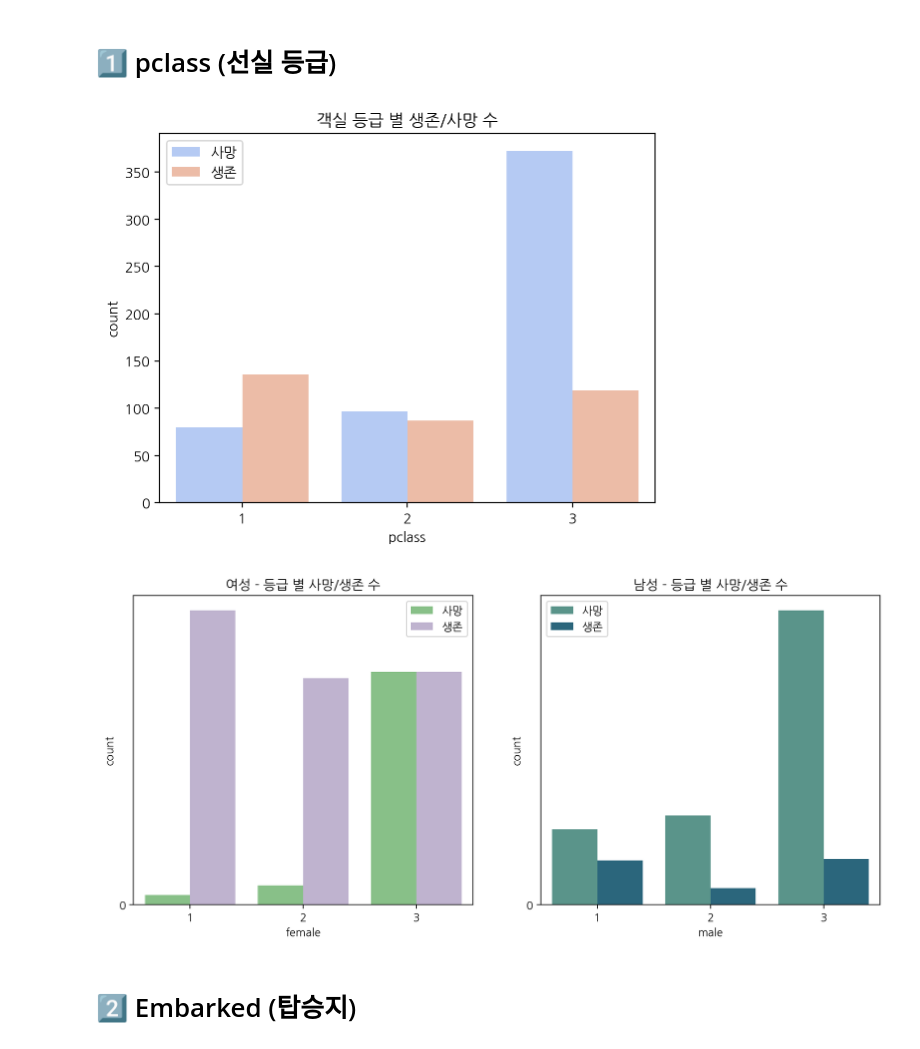
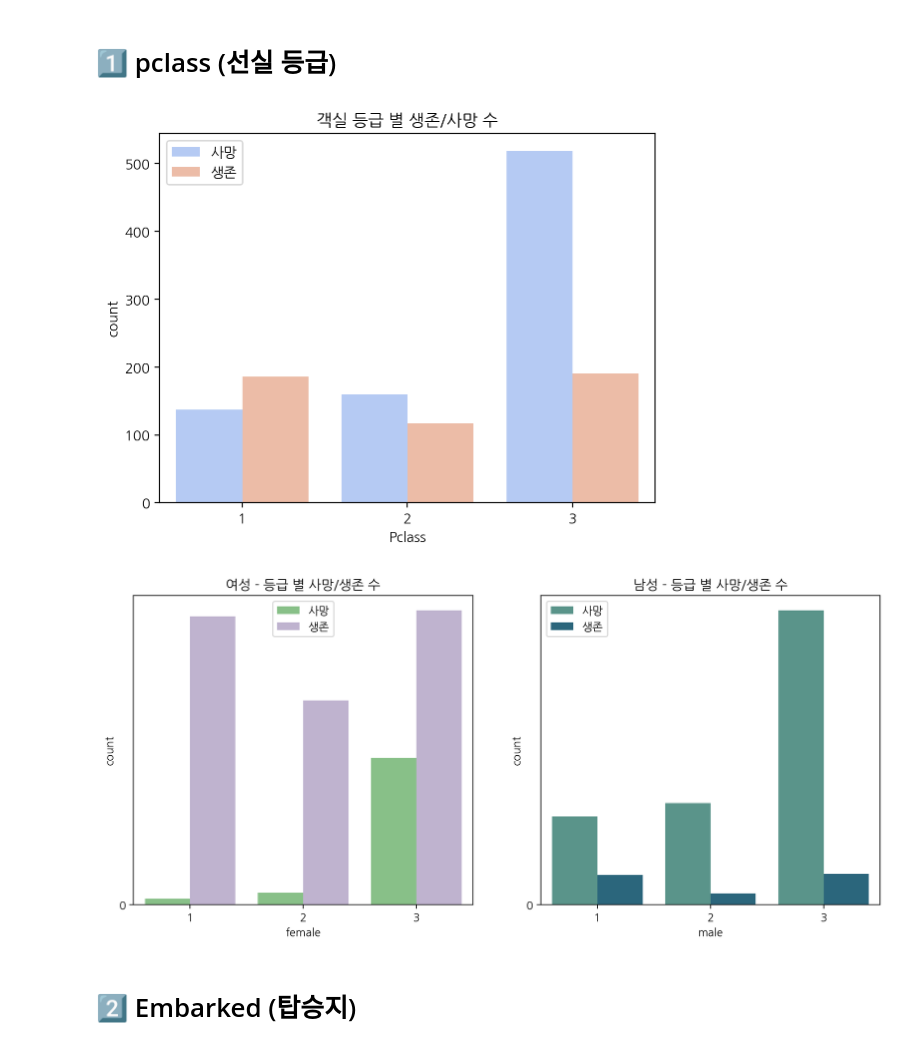
Before and after one commit to carvestar/25-BDA-TeamDP, a Jupyter notebook: 25_BDA_Titanic_B_TeamDP.ipynb, the cells around one changed output. Saved outputs shown, nothing was run; the diff lists cells and outputs as text; code cells hidden in the pictures.

```diff
--- a/25_BDA_Titanic_B_TeamDP.ipynb
+++ b/25_BDA_Titanic_B_TeamDP.ipynb
@@ -34,6 +34,7 @@ import koreanize_matplotlib
 # %%
 %config InlineBackend.figure_format = 'retina'
 # %%
-ttn = sns.load_dataset('titanic')
+# ttn = sns.load_dataset('titanic')
+ttn = pd.read_csv('titanic1309.csv')
 ttn.head()
 # %% [output]
@@ -61,39 +62,39 @@ plt.show()
 # %%
 # 객실 등급 별 생존/사망 수
 
-sns.countplot(x='pclass', hue='survived', data=ttn, palette='coolwarm')
+sns.countplot(x='Pclass', hue='Survived', data=ttn, palette='coolwarm')
 plt.legend(labels=['사망', '생존'])
 plt.title("객실 등급 별 생존/사망 수");
 # %% [output]
-[figure, old version]
+[figure, new version]
 # %%
 plt.figure(figsize=(12, 5))
 
 
 
 # 여성 - 등급 별 사망/생존 수
 plt.subplot(1, 2, 1)
-sns.countplot(data=ttn[ttn['sex'] == 'female'], x = 'pclass', hue='survived', palette='Accent')
+sns.countplot(data=ttn[ttn['Sex'] == 'female'], x = 'Pclass', hue='Survived', palette='Accent')
 plt.yticks(np.arange(0, 500, 500))
 plt.legend(labels=['사망','생존'])
 plt.xlabel("female")
 plt.ylabel("count")
 plt.title("여성 - 등급 별 사망/생존 수")
 
 
 # 남성 - 등급 별 사망/생존 수
 plt.subplot(1, 2, 2)
-sns.countplot(data=ttn[ttn['sex'] == 'male'], x = 'pclass', hue='survived', palette='crest')
+sns.countplot(data=ttn[ttn['Sex'] == 'male'], x = 'Pclass', hue='Survived', palette='crest')
 plt.yticks(np.arange(0, 500, 500))
 plt.legend(labels=['사망', '생존'])
 plt.xlabel("male")
 plt.ylabel("count")
 plt.title("남성 - 등급 별 사망/생존 수")
 
 
 plt.show()
 # %% [output]
-[figure, old version]
+[figure, new version]
 # %% [markdown]
 # 2️⃣ Embarked (탑승지)
 # %% [markdown]
```
Also changed, not shown: parts of 17 cells of this notebook.
